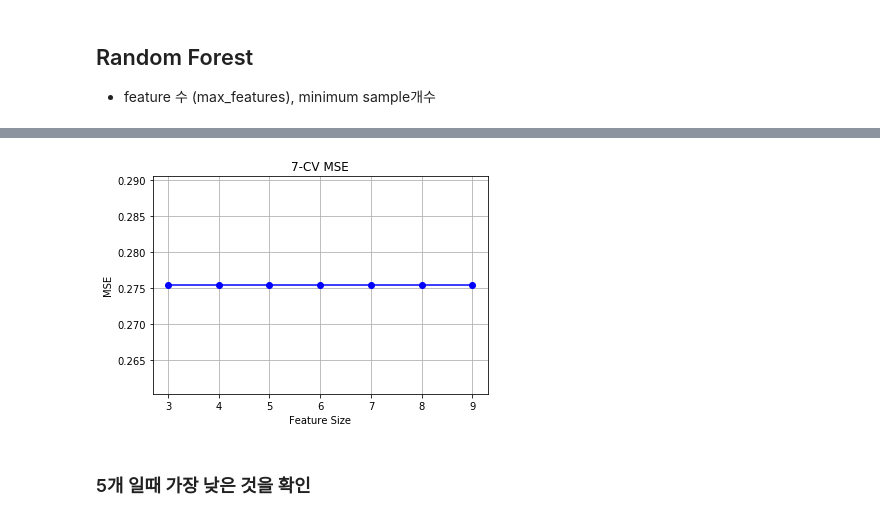
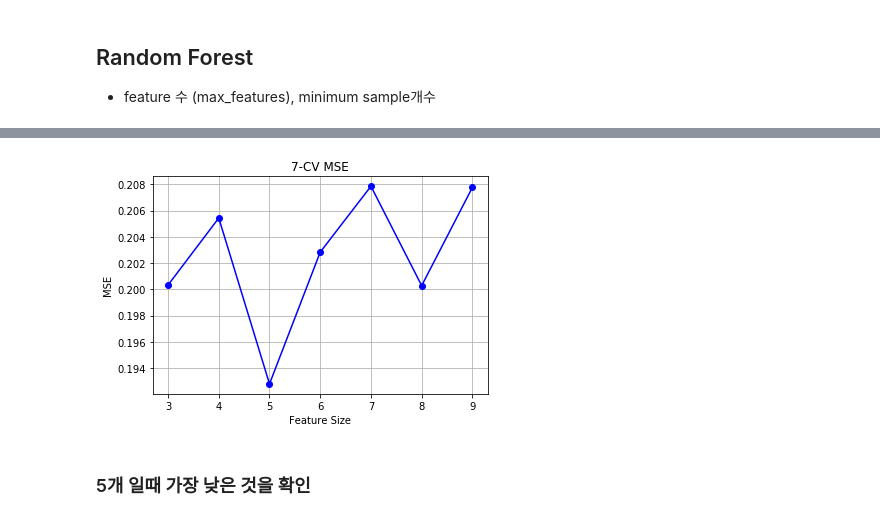
Before and after one commit to hanbinleejoy/anaconda-python, a Jupyter notebook: python_fundamental/04_Machine_Learning/ML_03_2_Ensemble_Method_Carseats.ipynb, the cells around one changed output, grey strips where cells are left out. Cells and saved outputs as stored; diff of their text form; code cells hidden in the pictures.

```diff
--- a/python_fundamental/04_Machine_Learning/ML_03_2_Ensemble_Method_Carseats.ipynb
+++ b/python_fundamental/04_Machine_Learning/ML_03_2_Ensemble_Method_Carseats.ipynb
@@ -141,0 +179,6 @@ plt.grid(True)
+# %%
+# 1컬럼은 필요가 없어서 제거
+Carseats = pd.read_csv(path)
+del Carseats["Unnamed: 0"]
+print( Carseats.shape)
+Carseats.head(3)
@@ -141,0 +219,17 @@ plt.grid(True)
+# %%
+tree_sizes = range(2, 31)
+
+MSE_scores = []
+# 7 으로..7-fold
+# 여기서는 원본에서 다시 자기가 알아서 cv해주는 것이니 이에서 한 train/test로 들어가는게 아님!!!
+for size in tree_sizes:
+    clf_tree = tree.DecisionTreeClassifier(max_leaf_nodes=size, random_state=1234)
+    MSE_s = 1-cross_val_score(clf_tree, X, y, cv=7, scoring='accuracy')
+    MSE_scores.append(np.mean(MSE_s))
+
+# plot CV-MSE as tree size gets bigger
+plt.plot(tree_sizes, MSE_scores)
+plt.title('7-CV MSE')
+plt.xlabel('Tree Size')
+plt.ylabel('MSE')
+plt.grid(True)
@@ -194,21 +301,21 @@ print(accuracy_score(y_test,y_pred))
 # %%
 feature_sizes = range(3, 10)
 MSE_scores = []
 
-# 7-fold CV for each tree
+# 7-Fold CV for each tree
 for size in feature_sizes:
-    RF_cif = RandomForestClassifier(n_estimators=500, max_features=size, random_state=1234)
-    MSEn_s = 1-cross_val_score(RF_cif, X, y, cv =7, scoring='accuracy', n_jobs=-1)
+    RF_cif = RandomForestClassifier(n_estimators=500, max_features=size,random_state=1234, n_jobs=-1)
+    MSE_s = 1-cross_val_score(RF_cif, X, y, cv=7, scoring='accuracy', n_jobs=-1)
     MSE_scores.append(np.mean(MSE_s))
 
-    # plot CV-MSE as tree size gets bigger
+# plot CV-MSE as tree size gets bigger
 plt.plot(feature_sizes, MSE_scores, 'bo-')
-plt.title("7-CV MSE")
-plt.xlabel("Feature Size")
-plt.ylabel("MSE")
+plt.title('7-CV MSE')
+plt.xlabel('Feature Size')
+plt.ylabel('MSE')
 plt.grid(True)
 # %% [output]
-[figure, old version]
+[figure, new version]
 # %% [markdown]
 ### 5개 일때 가장 낮은 것을 확인
 # %%
```
Also changed, not shown: parts of 10 cells of this notebook, 4 other files.
